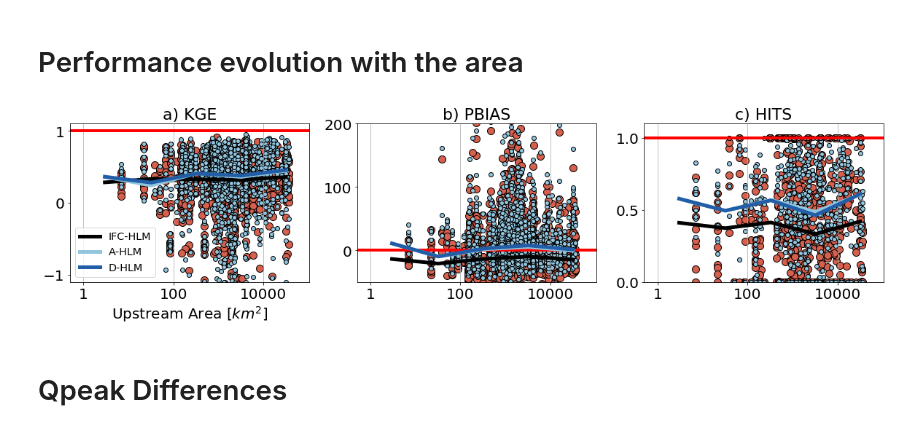
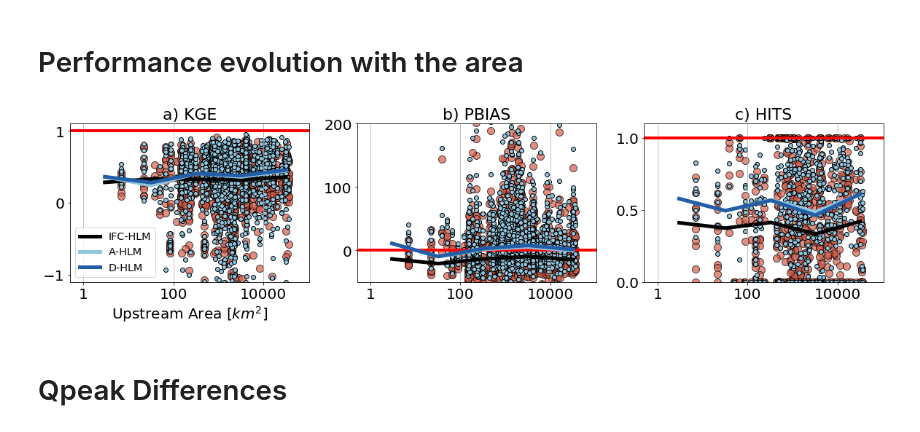
Before and after one commit to nicolas998/active_layer_evaluation, a Jupyter notebook: 01_Active_layer_evaluation.ipynb, the cells around one changed output. Drawn from its saved outputs; the diff is of its cells as text; code cells hidden in the pictures.

```diff
--- a/01_Active_layer_evaluation.ipynb
+++ b/01_Active_layer_evaluation.ipynb
@@ -177,3 +172,5 @@ areas = pd.DataFrame(A, index=Ymet.link.unique().astype(int), columns=['area'])
+# %%
+areas = pd.read_csv('data/link_areas.csv', index_col=0)
 # %%
 def getPerc(t, p):
     pos = np.where(np.isfinite(t))[0]
@@ -204,37 +201,37 @@ for c, met in enumerate(['kge','pbias','Hits']):
     are = areas['area'][idx]
 
     ax = fig.add_subplot(1,3,c+1)
-    pl.scatter(areas['area'][idx], a[met], c = colors['ifc-hlm'], edgecolors='k', s = 100)
+    pl.scatter(areas['area'][idx], a[met], c = colors['ifc-hlm'], edgecolors='k', s = 100, alpha = 0.7)
     pl.scatter(areas['area'][idx], b[met], c = colors['a-hlm'], edgecolors='k', alpha = 1.0)
 
     box_pos = np.array([3.0, 32, 330, 3200, 32000])
     P = getPerc(a[met].values, 50)
     ax.plot(box_pos, P, 'k', lw = 5, label = 'IFC-HLM')
     P = getPerc(b[met].values, 50)
     ax.plot(box_pos, P, colors['a-hlm'], lw = 5, label = 'A-HLM')
     P = getPerc(h[met].values, 50)
     ax.plot(box_pos, P, colors['d-hlm'], lw = 5, label = 'D-HLM')
     #P = getPerc(h[met].values, 50)
     #ax.plot(box_pos, P, colors[1], lw = 5, label = 'D-HLM')
 
 
     ax.set_xscale('log')
     ax.hlines(obj[c], 0.5, 105000, lw = 4, colors='r')
     ax.set_ylim(ylims[c][0],ylims[c][-1])
     ax.set_xlim(0.5, 105000)
     ax.set_xticks([1,100,10000])
     ax.set_xticklabels([1, 100, 10000])
     ax.tick_params(labelsize = 20)
     ax.set_yticks(yticks[c])
     ax.grid(axis = 'x')
     ax.set_title(let[c] + ' ' +met.upper(), size = 22)
     if  c==0:
         ax.set_xlabel('Upstream Area [$km^2$]', size = 20)
         ax.legend(loc = 0, fontsize= 'x-large')
 pl.subplots_adjust(wspace=0.2, hspace=0.2)
-pl.savefig('figures/')
+pl.savefig('figures/kge_pbias_hist_vs_area.png', bbox_inches = 'tight')
 # %% [output]
-[figure, old version]
+[figure, new version]
 # %% [markdown]
 # Qpeak Differences
 # %%
```
Also changed, not shown: parts of 6 cells of this notebook, 19 other files.
